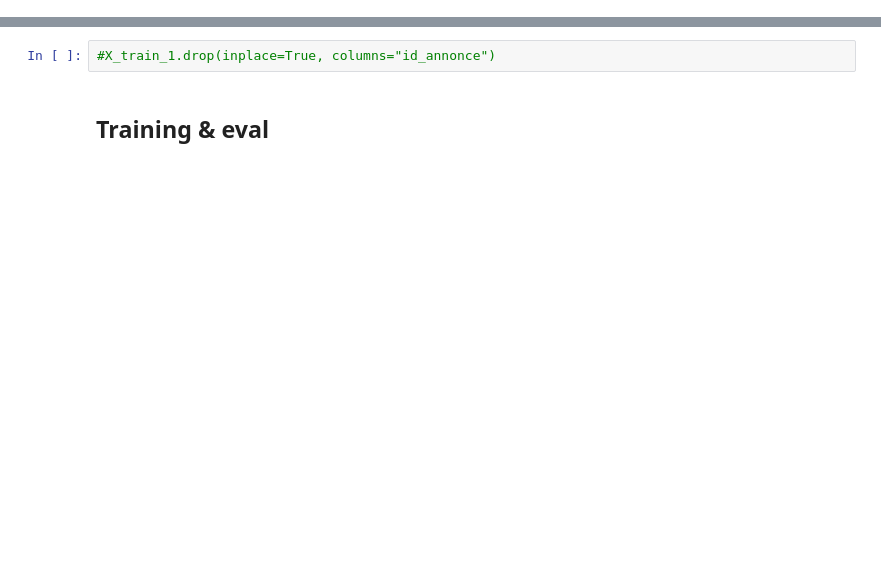
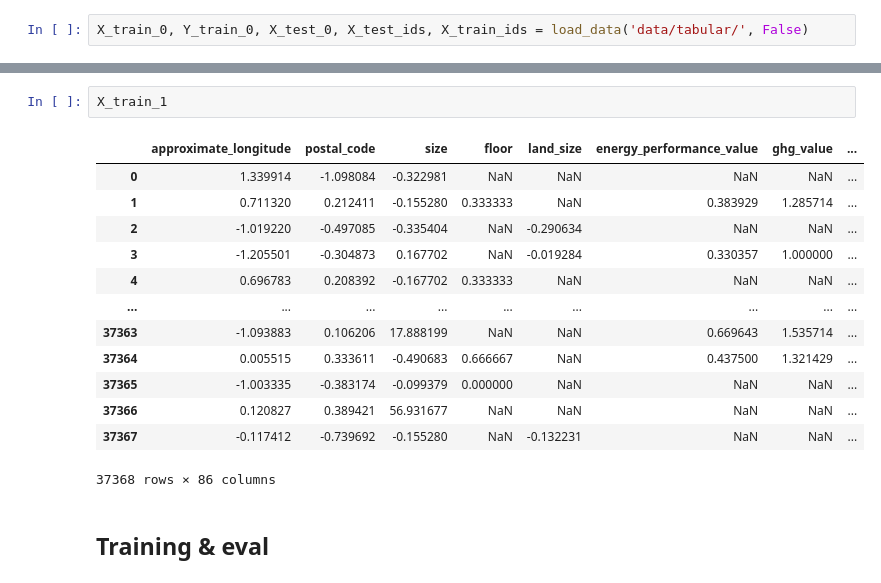
Before and after one commit to Abdellah-Laassairi/real-estate-price-prediction, a Jupyter notebook: submission.ipynb, the cells around one changed output, grey strips where cells are left out. Cells and saved outputs as stored; diff of their text form; blank space fills up the shorter version.

```diff
--- a/submission.ipynb
+++ b/submission.ipynb
@@ -45 +36,3 @@ console = Console()
+# %%
+X_train_0, Y_train_0, X_test_0, X_test_ids, X_train_ids = load_data('data/tabular/', False)
 # %%
@@ -50,5 +57,19 @@ X_train_1,Y_train_1, X_test_1 = preprocess(X_train_0, Y_train_0, X_test_0,prepro
-# %%
-#X_train_1.drop(inplace=True, columns="id_annonce")
+# %%
+X_train_1
+# %% [output]
+|  | approximate_longitude | postal_code | size | floor | land_size | energy_performance_value | ghg_value | ... |
+| 0 | 1.339914 | -1.098084 | -0.322981 | NaN | NaN | NaN | NaN | ... |
+| 1 | 0.711320 | 0.212411 | -0.155280 | 0.333333 | NaN | 0.383929 | 1.285714 | ... |
+| 2 | -1.019220 | -0.497085 | -0.335404 | NaN | -0.290634 | NaN | NaN | ... |
+| 3 | -1.205501 | -0.304873 | 0.167702 | NaN | -0.019284 | 0.330357 | 1.000000 | ... |
+| 4 | 0.696783 | 0.208392 | -0.167702 | 0.333333 | NaN | NaN | NaN | ... |
+| ... | ... | ... | ... | ... | ... | ... | ... | ... |
+| 37363 | -1.093883 | 0.106206 | 17.888199 | NaN | NaN | 0.669643 | 1.535714 | ... |
+| 37364 | 0.005515 | 0.333611 | -0.490683 | 0.666667 | NaN | 0.437500 | 1.321429 | ... |
+| 37365 | -1.003335 | -0.383174 | -0.099379 | 0.000000 | NaN | NaN | NaN | ... |
+| 37366 | 0.120827 | 0.389421 | 56.931677 | NaN | NaN | NaN | NaN | ... |
+| 37367 | -0.117412 | -0.739692 | -0.155280 | NaN | -0.132231 | NaN | NaN | ... |
+37368 rows × 86 columns
 # %% [markdown]
 ## Training & eval
 # %%
```
Also changed, not shown: parts of 15 cells of this notebook, 1 other file.
